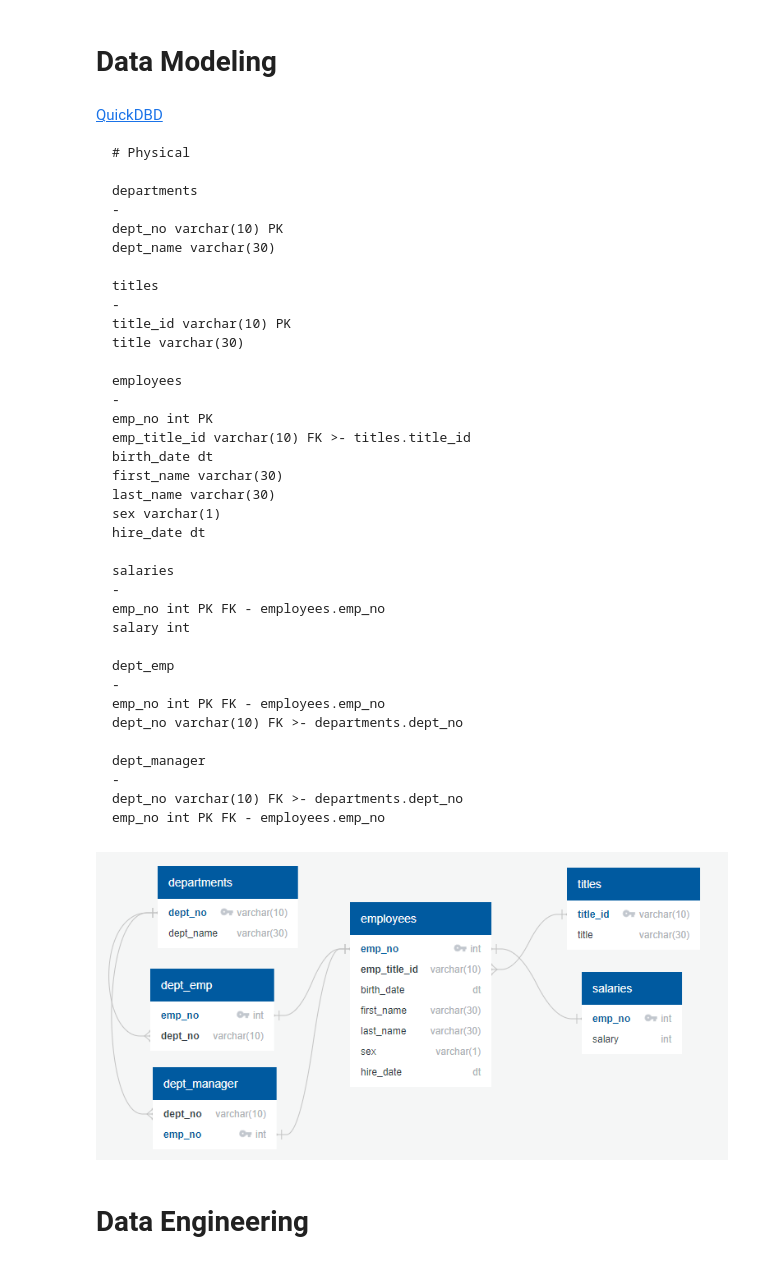
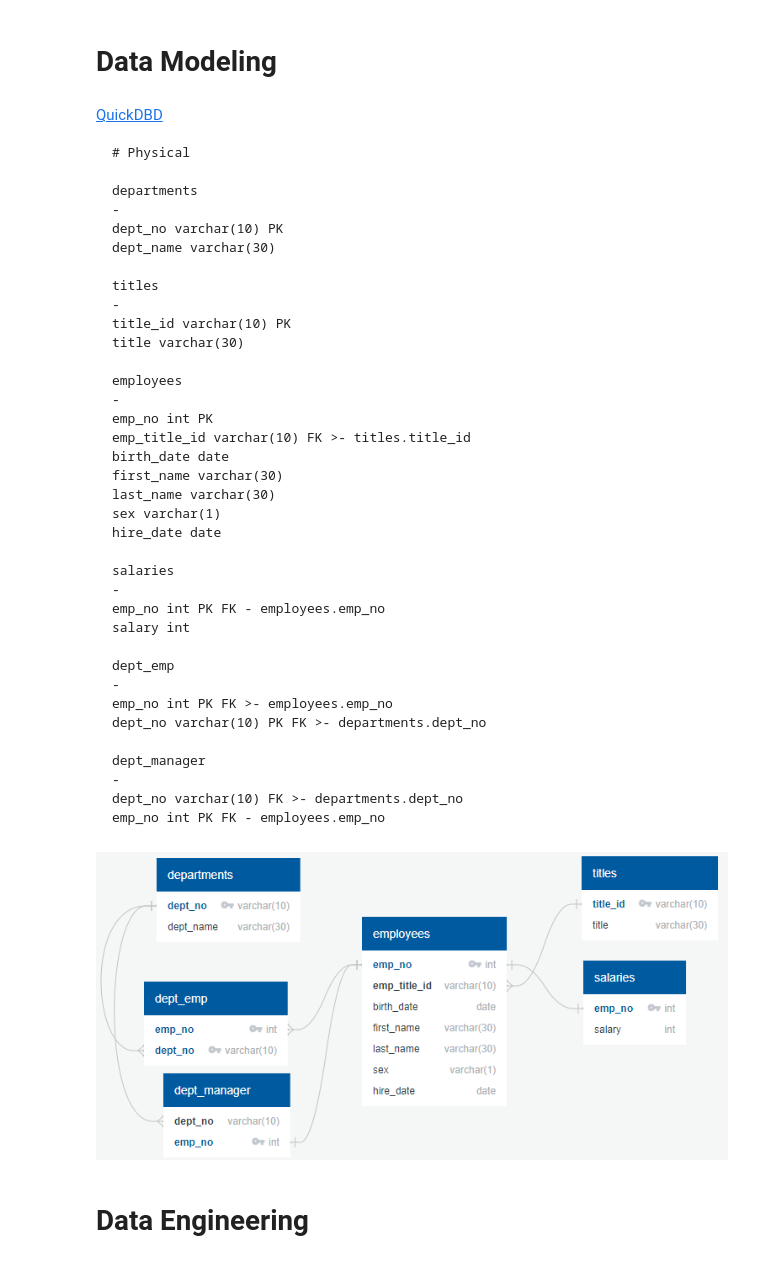
Before and after one commit to Jaeroc09/sql-challenge, a Jupyter notebook: sql-challenge_work.ipynb, the cells around one changed output. Drawn from its saved outputs; the diff is of its cells as text; code cells hidden in the pictures.

````diff
--- a/sql-challenge_work.ipynb
+++ b/sql-challenge_work.ipynb
@@ -19,11 +19,11 @@ employees
 -
 emp_no int PK
 emp_title_id varchar(10) FK >- titles.title_id
-birth_date dt
+birth_date date
 first_name varchar(30)
 last_name varchar(30)
 sex varchar(1)
-hire_date dt
+hire_date date
 
 salaries
 -
@@ -32,8 +32,8 @@ salary int
 
 dept_emp
 -
-emp_no int PK FK - employees.emp_no
-dept_no varchar(10) FK >- departments.dept_no
+emp_no int PK FK >- employees.emp_no
+dept_no varchar(10) PK FK >- departments.dept_no
 
 dept_manager
 -
@@ -42,9 +42,9 @@ emp_no int PK FK - employees.emp_no
 ```
 # %%
 from IPython.display import Image
-Image(filename='./EmployeeSQL/quickdbd_erd_firstattempt.png')
+Image(filename='./EmployeeSQL/quickdbd_erd.png')
 # %% [output]
-[figure, old version]
+[figure, new version]
 # %% [markdown]
 # Data Engineering
 # %% [markdown]
````
Also changed, not shown: parts of 6 cells of this notebook, 5 other files.
